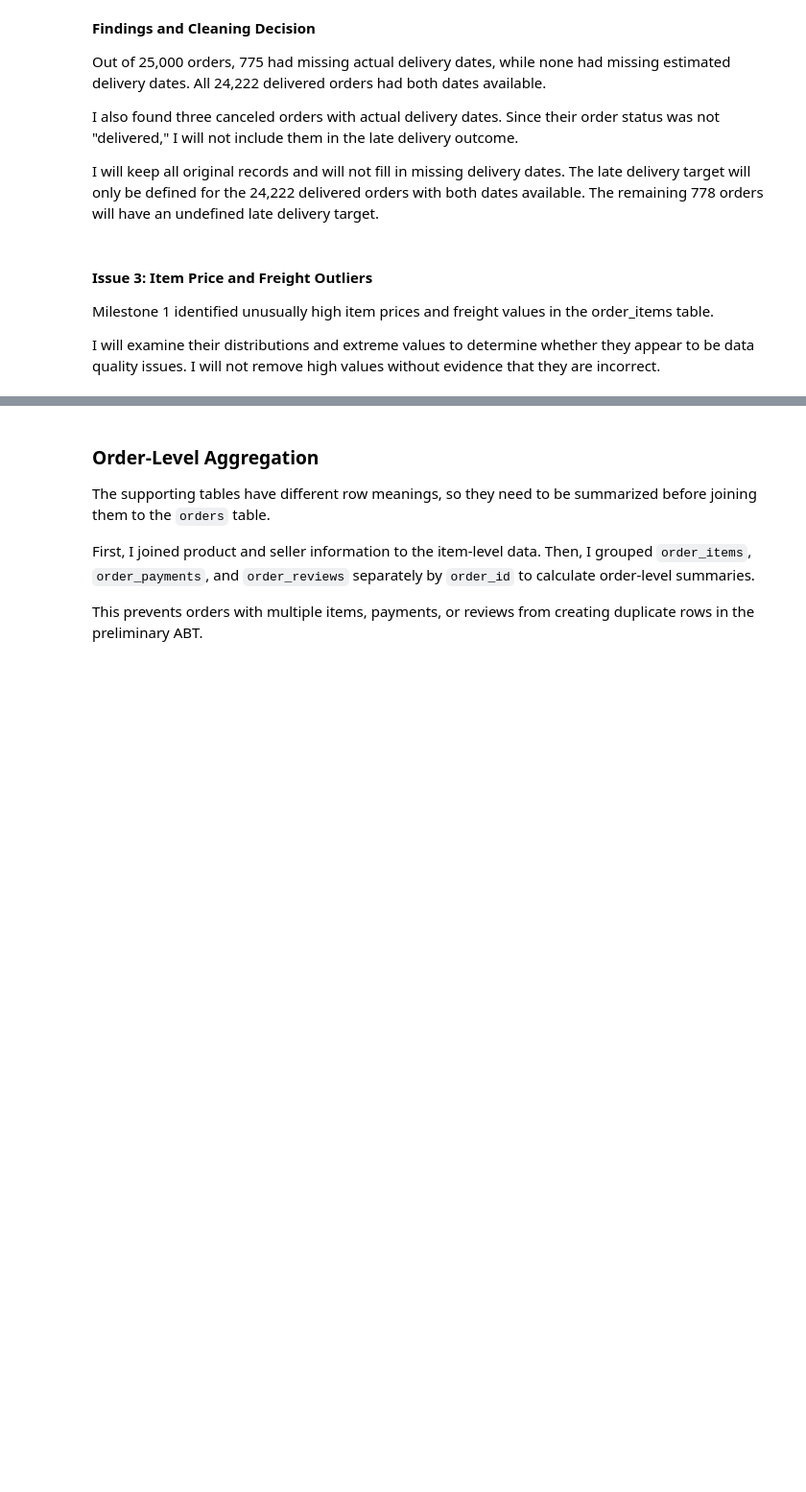
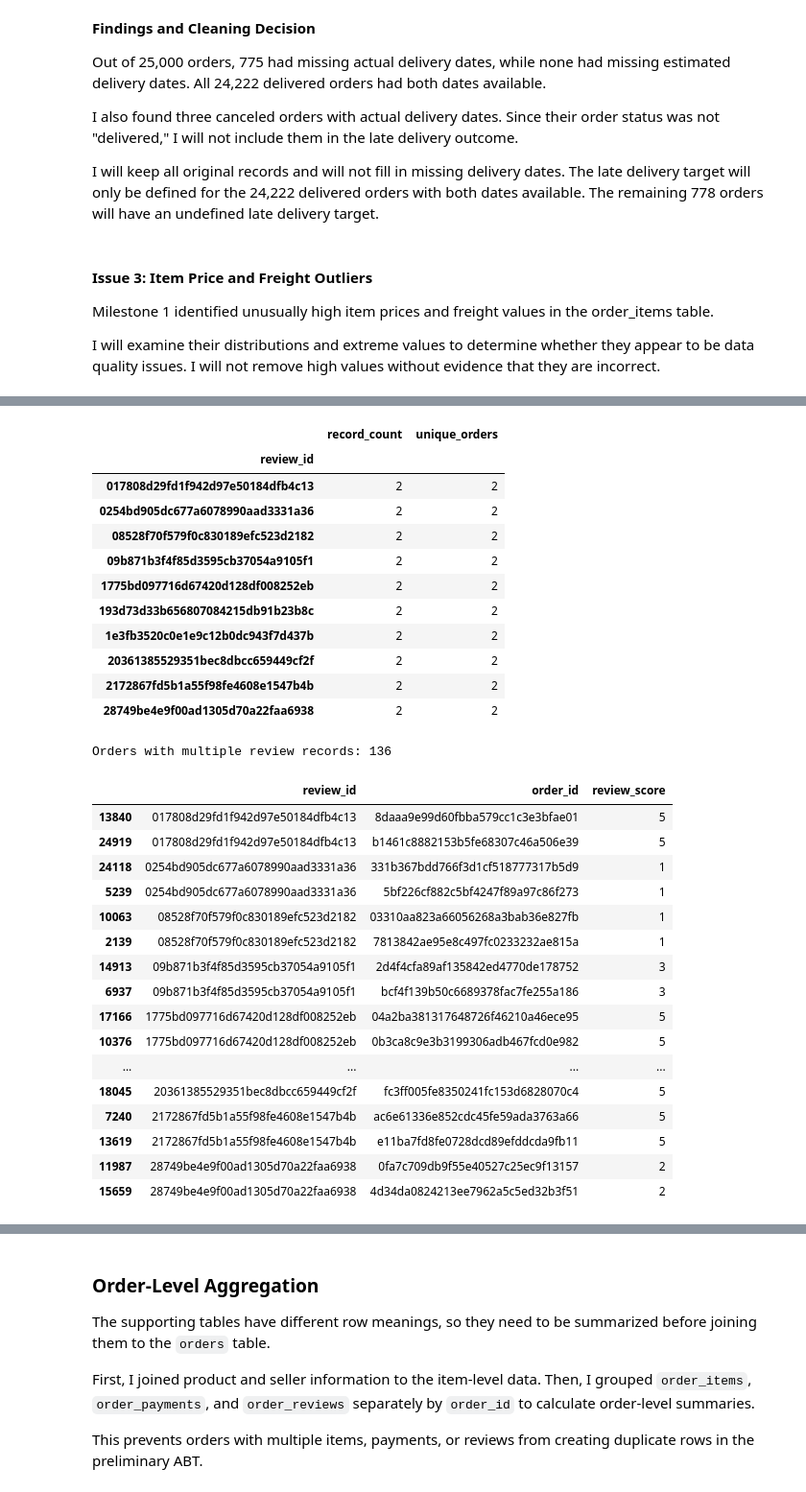
Before and after one commit to Jade-Jung/ban6003-project-option-2-hyejung-jung, a Jupyter notebook: notebooks/olist_project_starter.ipynb, the cells around one changed output, grey strips where cells are left out. Shown at 96% size. Drawn from its saved outputs; the diff is of its cells as text; code cells hidden in the pictures; blank space fills up the shorter version.

```diff
--- a/notebooks/olist_project_starter.ipynb
+++ b/notebooks/olist_project_starter.ipynb
@@ -1825,0 +2007,48 @@ TOP 10 FREIGHT VALUES
+# %%
+# Issue 5: Repeated Review IDs
+
+# 1. Check duplicate review IDs and rows
+print("Total review records:", len(reviews_clean))
+print("Repeated review_id occurrences:",
+      reviews_clean["review_id"].duplicated().sum())
+print("Fully duplicated rows:",
+      reviews_clean.duplicated().sum())
+
+# 2. Investigate repeated review IDs
+review_id_audit = (
+    reviews_clean
+    .groupby("review_id")
+    .agg(
+        record_count=("order_id", "size"),
+        unique_orders=("order_id", "nunique")
+    )
+    .query("record_count > 1")
+)
+
+print("\nRepeated unique review IDs:", len(review_id_audit))
+print(
+    "Repeated IDs linked to multiple orders:",
+    (review_id_audit["unique_orders"] > 1).sum()
+)
+
+display(review_id_audit.head(10))
+
+# 3. Check multiple reviews per order
+reviews_per_order = reviews_clean.groupby("order_id").size()
+
+print(
+    "\nOrders with multiple review records:",
+    (reviews_per_order > 1).sum()
+)
+
+# 4. Inspect actual repeated review records
+repeated_ids = review_id_audit.index
+
+display(
+    reviews_clean[
+        reviews_clean["review_id"].isin(repeated_ids)
+    ][
+        ["review_id", "order_id", "review_score"]
+    ].sort_values(["review_id", "order_id"]).head(20)
+)
+# %% [output]
@@ -1825,0 +2061,30 @@ TOP 10 FREIGHT VALUES
+|  | record_count | unique_orders |
+| review_id |  |  |
+| 017808d29fd1f942d97e50184dfb4c13 | 2 | 2 |
+| 0254bd905dc677a6078990aad3331a36 | 2 | 2 |
+| 08528f70f579f0c830189efc523d2182 | 2 | 2 |
+| 09b871b3f4f85d3595cb37054a9105f1 | 2 | 2 |
+| 1775bd097716d67420d128df008252eb | 2 | 2 |
+| 193d73d33b656807084215db91b23b8c | 2 | 2 |
+| 1e3fb3520c0e1e9c12b0dc943f7d437b | 2 | 2 |
+| 20361385529351bec8dbcc659449cf2f | 2 | 2 |
+| 2172867fd5b1a55f98fe4608e1547b4b | 2 | 2 |
+| 28749be4e9f00ad1305d70a22faa6938 | 2 | 2 |
+Orders with multiple review records: 136
+|  | review_id | order_id | review_score |
+| 13840 | 017808d29fd1f942d97e50184dfb4c13 | 8daaa9e99d60fbba579cc1c3e3bfae01 | 5 |
+| 24919 | 017808d29fd1f942d97e50184dfb4c13 | b1461c8882153b5fe68307c46a506e39 | 5 |
+| 24118 | 0254bd905dc677a6078990aad3331a36 | 331b367bdd766f3d1cf518777317b5d9 | 1 |
+| 5239 | 0254bd905dc677a6078990aad3331a36 | 5bf226cf882c5bf4247f89a97c86f273 | 1 |
+| 10063 | 08528f70f579f0c830189efc523d2182 | 03310aa823a66056268a3bab36e827fb | 1 |
+| 2139 | 08528f70f579f0c830189efc523d2182 | 7813842ae95e8c497fc0233232ae815a | 1 |
+| 14913 | 09b871b3f4f85d3595cb37054a9105f1 | 2d4f4cfa89af135842ed4770de178752 | 3 |
+| 6937 | 09b871b3f4f85d3595cb37054a9105f1 | bcf4f139b50c6689378fac7fe255a186 | 3 |
+| 17166 | 1775bd097716d67420d128df008252eb | 04a2ba381317648726f46210a46ece95 | 5 |
+| 10376 | 1775bd097716d67420d128df008252eb | 0b3ca8c9e3b3199306adb467fcd0e982 | 5 |
+| ... | ... | ... | ... |
+| 18045 | 20361385529351bec8dbcc659449cf2f | fc3ff005fe8350241fc153d6828070c4 | 5 |
+| 7240 | 2172867fd5b1a55f98fe4608e1547b4b | ac6e61336e852cdc45fe59ada3763a66 | 5 |
+| 13619 | 2172867fd5b1a55f98fe4608e1547b4b | e11ba7fd8fe0728dcd89efddcda9fb11 | 5 |
+| 11987 | 28749be4e9f00ad1305d70a22faa6938 | 0fa7c709db9f55e40527c25ec9f13157 | 2 |
+| 15659 | 28749be4e9f00ad1305d70a22faa6938 | 4d34da0824213ee7962a5c5ed32b3f51 | 2 |
```
Also changed, not shown: parts of 8 cells of this notebook.
